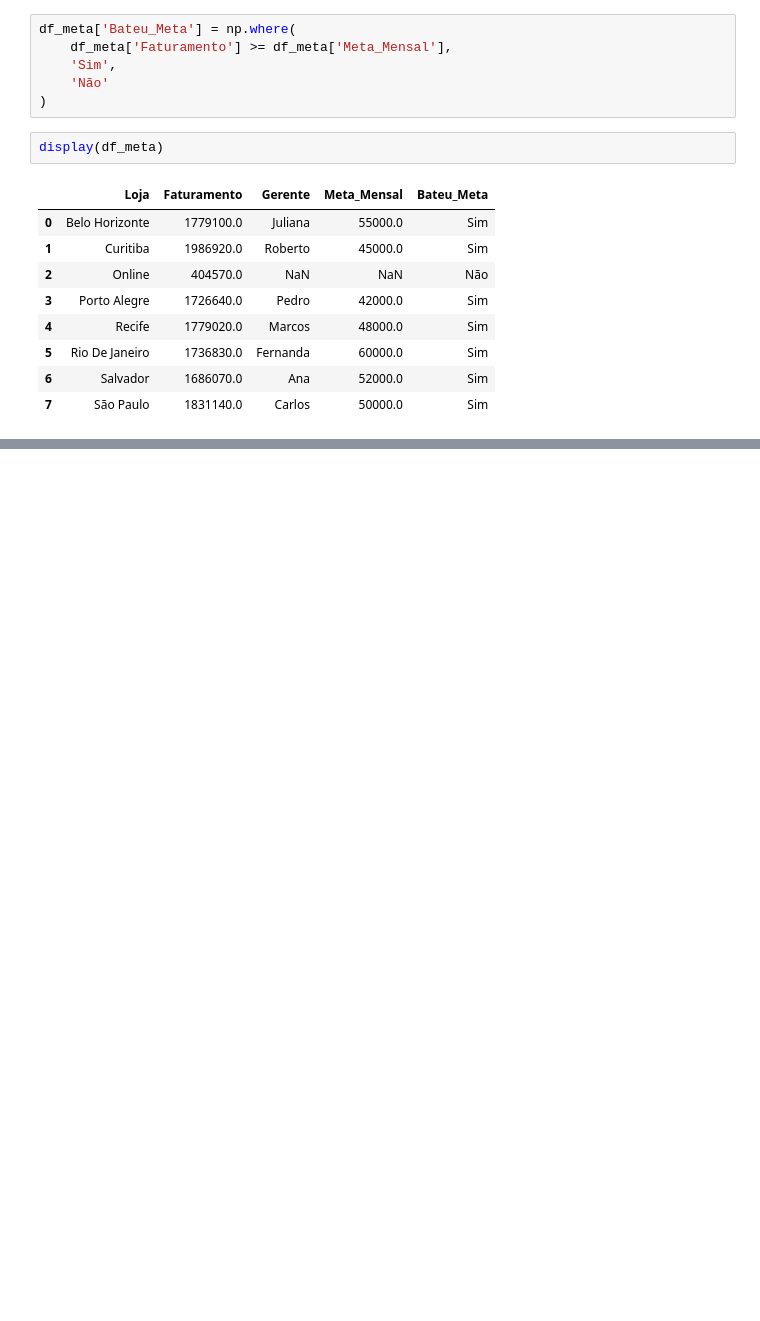
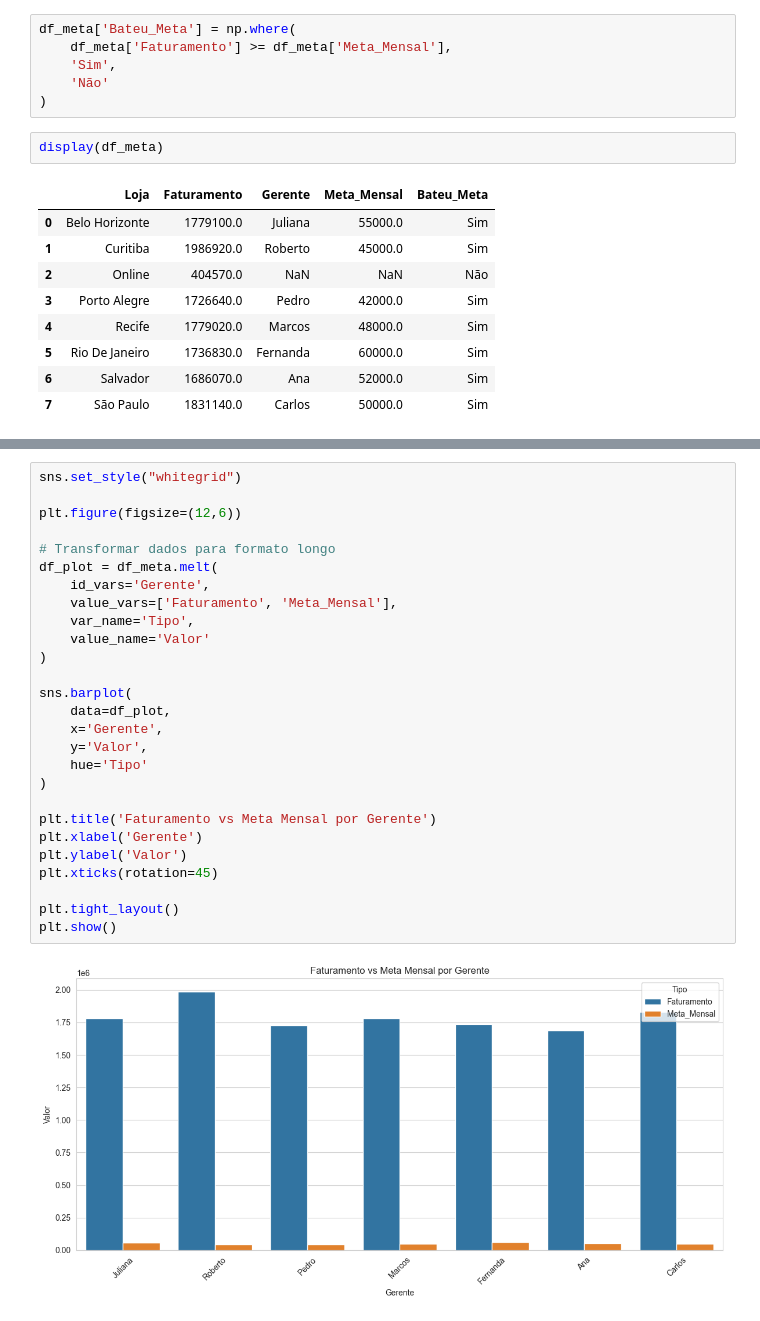
Before and after one commit to karolconkah/projeto-analise-dados, a Jupyter notebook: analise_vendas_gerentes.ipynb, the cells around one changed output, grey strips where cells are left out. Cells and saved outputs as stored; diff of their text form; blank space fills up the shorter version.

```diff
--- a/analise_vendas_gerentes.ipynb
+++ b/analise_vendas_gerentes.ipynb
@@ -407,0 +465,29 @@ Matplotlib is building the font cache; this may take a moment.
+# %%
+sns.set_style("whitegrid")
+
+plt.figure(figsize=(12,6))
+
+# Transformar dados para formato longo
+df_plot = df_meta.melt(
+    id_vars='Gerente',
+    value_vars=['Faturamento', 'Meta_Mensal'],
+    var_name='Tipo',
+    value_name='Valor'
+)
+
+sns.barplot(
+    data=df_plot,
+    x='Gerente',
+    y='Valor',
+    hue='Tipo'
+)
+
+plt.title('Faturamento vs Meta Mensal por Gerente')
+plt.xlabel('Gerente')
+plt.ylabel('Valor')
+plt.xticks(rotation=45)
+
+plt.tight_layout()
+plt.show()
+# %% [output]
+[figure, added]
```
Also changed, not shown: parts of 11 cells of this notebook, 1 other file.
